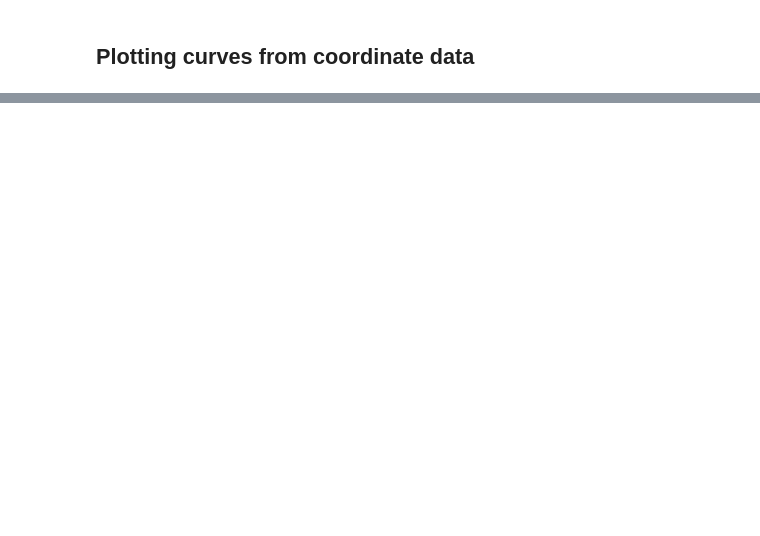
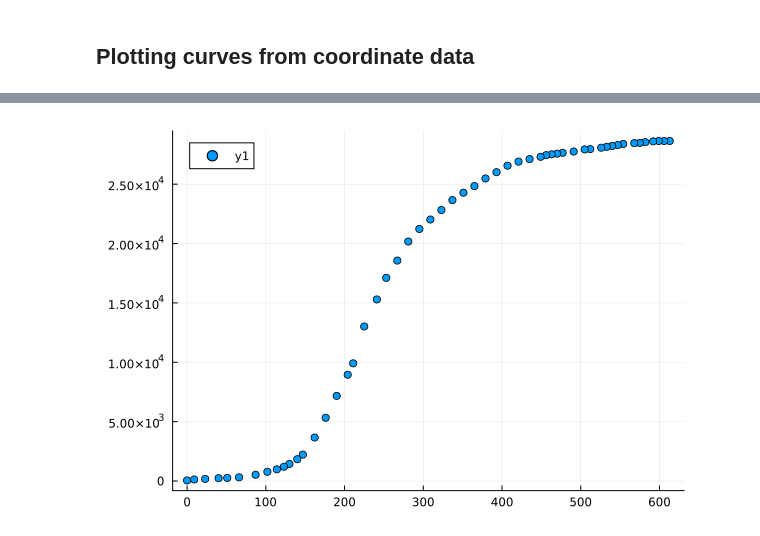
Before and after one commit to mach-12/julia-learning-path, a Jupyter notebook: week2/2-Plotting.ipynb, the cells around one changed output, grey strips where cells are left out. Drawn from its saved outputs; the diff is of its cells as text; code cells hidden in the pictures; blank space fills up the shorter version.

```diff
--- a/week2/2-Plotting.ipynb
+++ b/week2/2-Plotting.ipynb
@@ -133,0 +55,4 @@ ErrorException: Cannot convert SubString{String} to series data for plotting
+# %%
+plot(epidays, allcases, linetype= :scatter, marker= :value)
+# %% [output]
+[figure, added]
```
Also changed, not shown: parts of 9 cells of this notebook, 2 other files.
